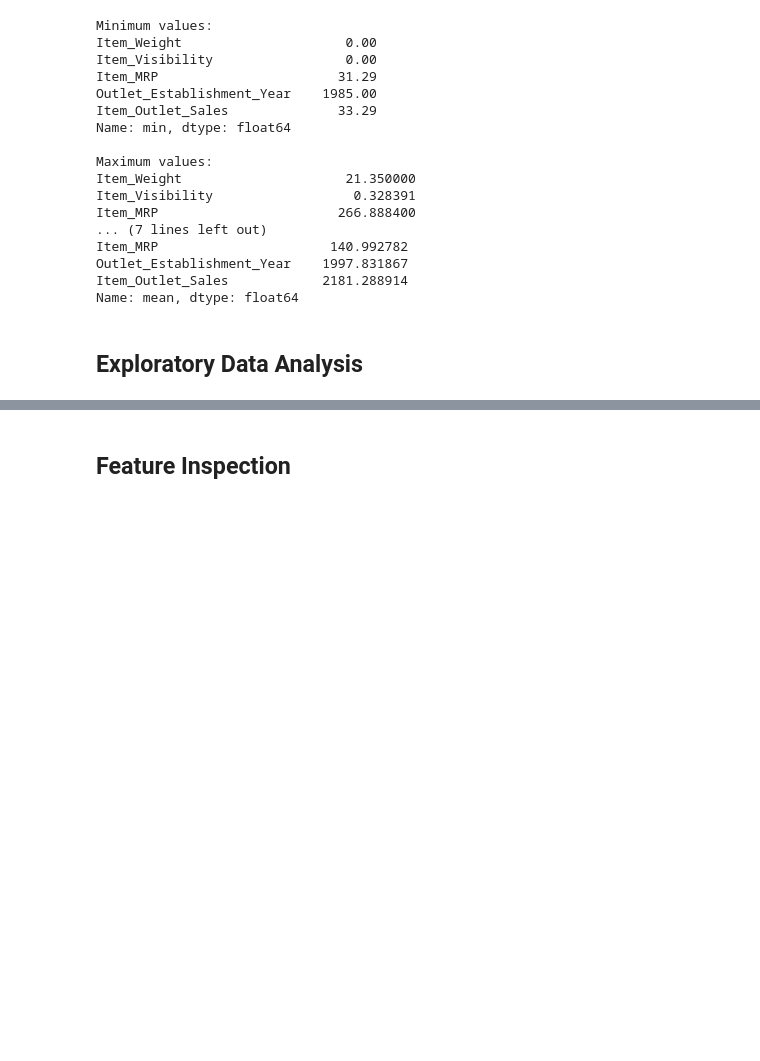
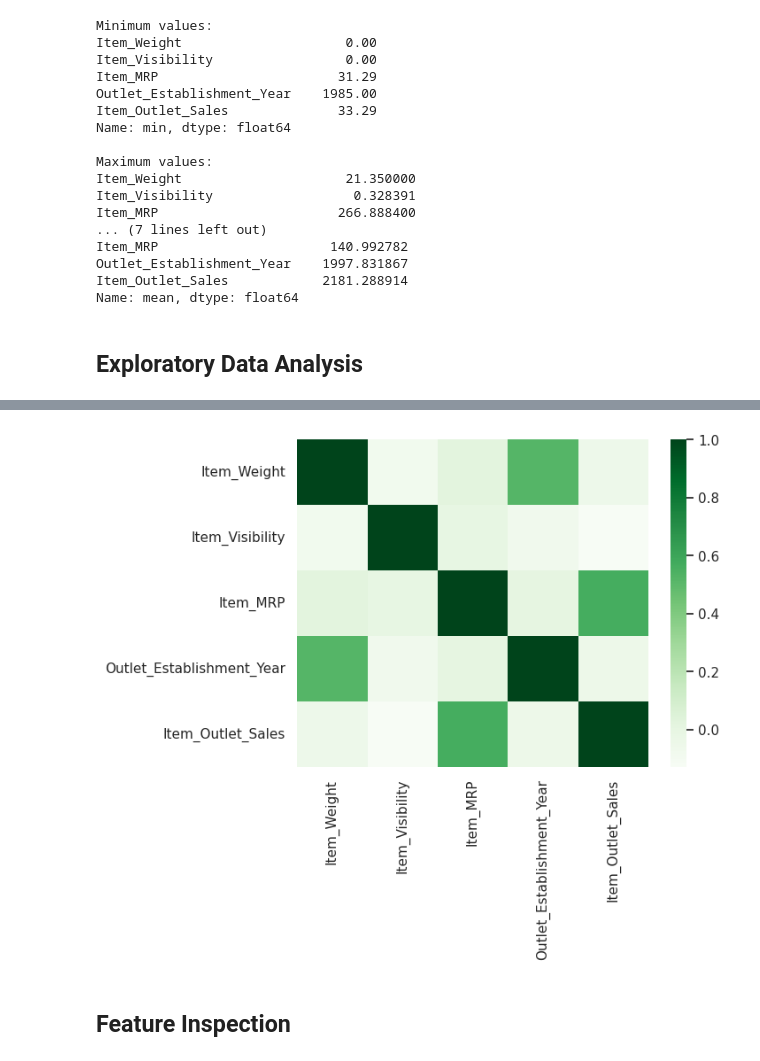
Before and after one commit to idrissliouane/Prediction-of-Product-Sales, a Jupyter notebook: Prediction_of_Product_Sales.ipynb, the cells around one changed output, grey strips where cells are left out. Drawn from its saved outputs; the diff is of its cells as text; code cells hidden in the pictures; blank space fills up the shorter version.

```diff
--- a/Prediction_of_Product_Sales.ipynb
+++ b/Prediction_of_Product_Sales.ipynb
@@ -248,2 +334,9 @@ Name: mean, dtype: float64
+# %%
+#Heatmap to view the correlation between features.
+corr=df.corr()
+corr.round(2)
+sns.heatmap(corr, cmap = 'Greens');
+# %% [output]
+[figure, added]
 # %% [markdown]
 ## Feature Inspection
```
Also changed, not shown: parts of 6 cells of this notebook.
